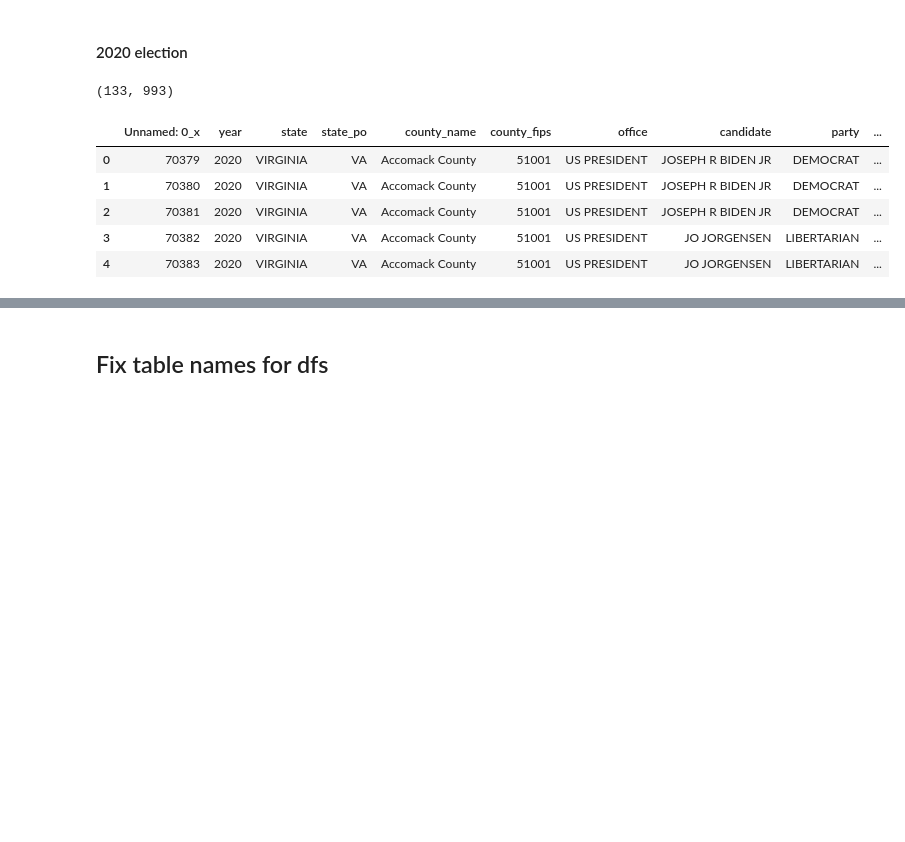
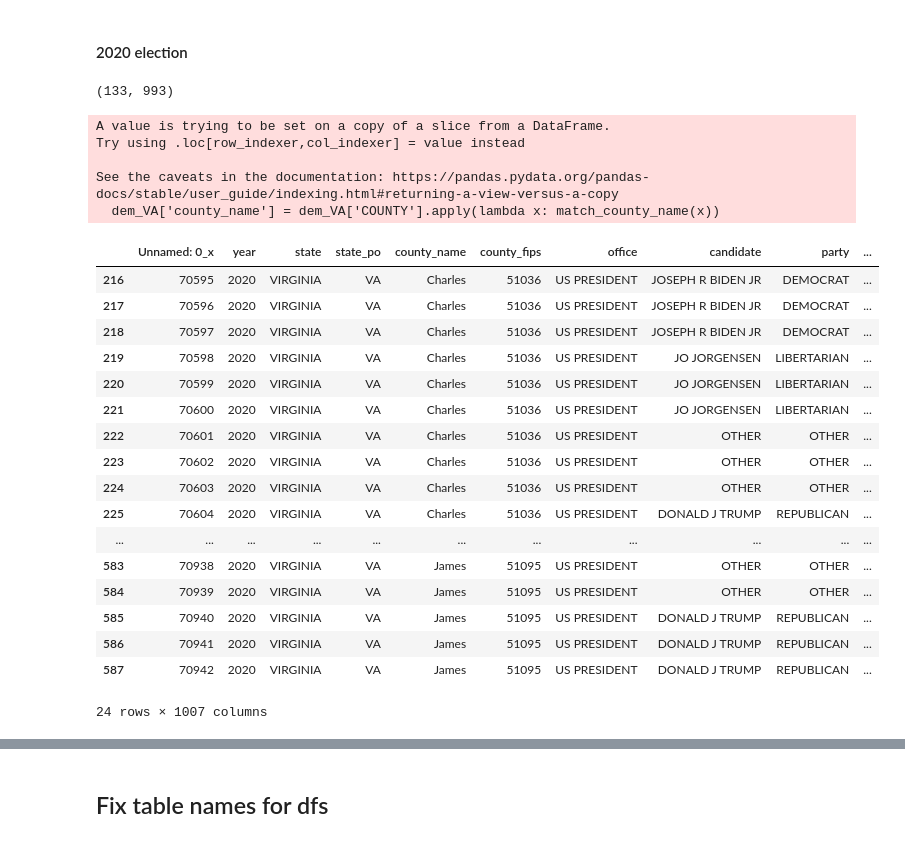
Before and after one commit to Catherine-Nguyen88/project_voting, a Jupyter notebook: merging_and_wrangling.ipynb, the cells around one changed output, grey strips where cells are left out. Cells and saved outputs as stored; diff of their text form; code cells hidden in the pictures; blank space fills up the shorter version.

```diff
--- a/merging_and_wrangling.ipynb
+++ b/merging_and_wrangling.ipynb
@@ -130,10 +173,16 @@ dem = dem.drop([0])
 dem_VA = dem[dem['STATE'] == 'Virginia']
 print(dem_VA.shape) # the shape is correct for VA
 # rename for merging
-dem_VA = dem_VA.rename(columns={'COUNTY':'county_name'})
+# dem_VA = dem_VA.rename(columns={'COUNTY':'county_name'})
+
+def match_county_name(county_name):
+  return county_name.replace(" County", "").replace(" city", "")
+
+dem_VA['county_name'] = dem_VA['COUNTY'].apply(lambda x: match_county_name(x))
+dem_VA.head()
 
 # merge the datasets
 merged_2008 = voting_2008.merge(dem_VA, on='county_name', how='left')
-merged_2008.head(5)
+merged_2008
 # %% [output]
 (134, 191)
@@ -154,10 +215,15 @@ dem = dem.drop([0])
 dem_VA = dem[dem['STATE'] == 'Virginia']
 print(dem_VA.shape) # the shape is correct for VA
 # rename for merging
-dem_VA = dem_VA.rename(columns={'COUNTY':'county_name'})
+# dem_VA = dem_VA.rename(columns={'COUNTY':'county_name'})
+def match_county_name(county_name):
+  return county_name.replace(" County", "").replace(" city", "").title()
+
+dem_VA['county_name'] = dem_VA['COUNTY'].apply(lambda x: match_county_name(x))
+dem_VA.head()
 
 # merge the datasets
 merged_2012 = voting_2012.merge(dem_VA, on='county_name', how='left')
-merged_2012.head(5)
+merged_2012
 # %% [output]
 (133, 192)
@@ -178,10 +256,14 @@ dem = dem.drop([0])
 dem_VA = dem[dem['STATE'] == 'Virginia']
 print(dem_VA.shape) # the shape is correct for VA
 # rename for merging
-dem_VA = dem_VA.rename(columns={'COUNTY':'county_name'})
+def match_county_name(county_name):
+  return county_name.replace(" County", "").replace(" city", "").title()
+
+dem_VA['county_name'] = dem_VA['COUNTY'].apply(lambda x: match_county_name(x))
+dem_VA.head()
 
 # merge the datasets
 merged_2016 = voting_2016.merge(dem_VA, on='county_name', how='left')
-merged_2016.head(5)
+merged_2016
 # %% [output]
 (133, 187)
@@ -196,22 +290,46 @@ merged_2016.head(5)
 # %%
 # extract demographic data
 fname = './project_voting/data/county_data/0002_ds249_20205_county_E.csv'
 dem = pd.read_csv(fname)
 # need to drop the 1st row
 dem = dem.drop([0])
 dem_VA = dem[dem['STATE'] == 'Virginia']
 print(dem_VA.shape) # the shape is correct for VA
 # rename for merging
-dem_VA = dem_VA.rename(columns={'COUNTY':'county_name'})
+def match_county_name(county_name):
+  return county_name.replace(" County", "").replace(" city", "").title()
+
+dem_VA['county_name'] = dem_VA['COUNTY'].apply(lambda x: match_county_name(x))
+dem_VA.head()
 
 # merge the datasets
 merged_2020 = voting_2020.merge(dem_VA, on='county_name', how='left')
-merged_2020.head(5)
+merged_2020
+
+rows_with_nan = merged_2020[merged_2020['AMWSE004'].isna()]
+rows_with_nan
 # %% [output]
 (133, 993)
+A value is trying to be set on a copy of a slice from a DataFrame.
+Try using .loc[row_indexer,col_indexer] = value instead
+
+See the caveats in the documentation: https://pandas.pydata.org/pandas-docs/stable/user_guide/indexing.html#returning-a-view-versus-a-copy
+  dem_VA['county_name'] = dem_VA['COUNTY'].apply(lambda x: match_county_name(x))
 |  | Unnamed: 0_x | year | state | state_po | county_name | county_fips | office | candidate | party | ... |
-| 0 | 70379 | 2020 | VIRGINIA | VA | Accomack County | 51001 | US PRESIDENT | JOSEPH R BIDEN JR | DEMOCRAT | ... |
-| 1 | 70380 | 2020 | VIRGINIA | VA | Accomack County | 51001 | US PRESIDENT | JOSEPH R BIDEN JR | DEMOCRAT | ... |
-| 2 | 70381 | 2020 | VIRGINIA | VA | Accomack County | 51001 | US PRESIDENT | JOSEPH R BIDEN JR | DEMOCRAT | ... |
-| 3 | 70382 | 2020 | VIRGINIA | VA | Accomack County | 51001 | US PRESIDENT | JO JORGENSEN | LIBERTARIAN | ... |
-| 4 | 70383 | 2020 | VIRGINIA | VA | Accomack County | 51001 | US PRESIDENT | JO JORGENSEN | LIBERTARIAN | ... |
+| 216 | 70595 | 2020 | VIRGINIA | VA | Charles | 51036 | US PRESIDENT | JOSEPH R BIDEN JR | DEMOCRAT | ... |
+| 217 | 70596 | 2020 | VIRGINIA | VA | Charles | 51036 | US PRESIDENT | JOSEPH R BIDEN JR | DEMOCRAT | ... |
+| 218 | 70597 | 2020 | VIRGINIA | VA | Charles | 51036 | US PRESIDENT | JOSEPH R BIDEN JR | DEMOCRAT | ... |
+| 219 | 70598 | 2020 | VIRGINIA | VA | Charles | 51036 | US PRESIDENT | JO JORGENSEN | LIBERTARIAN | ... |
+| 220 | 70599 | 2020 | VIRGINIA | VA | Charles | 51036 | US PRESIDENT | JO JORGENSEN | LIBERTARIAN | ... |
+| 221 | 70600 | 2020 | VIRGINIA | VA | Charles | 51036 | US PRESIDENT | JO JORGENSEN | LIBERTARIAN | ... |
+| 222 | 70601 | 2020 | VIRGINIA | VA | Charles | 51036 | US PRESIDENT | OTHER | OTHER | ... |
+| 223 | 70602 | 2020 | VIRGINIA | VA | Charles | 51036 | US PRESIDENT | OTHER | OTHER | ... |
+| 224 | 70603 | 2020 | VIRGINIA | VA | Charles | 51036 | US PRESIDENT | OTHER | OTHER | ... |
+| 225 | 70604 | 2020 | VIRGINIA | VA | Charles | 51036 | US PRESIDENT | DONALD J TRUMP | REPUBLICAN | ... |
+| ... | ... | ... | ... | ... | ... | ... | ... | ... | ... | ... |
+| 583 | 70938 | 2020 | VIRGINIA | VA | James | 51095 | US PRESIDENT | OTHER | OTHER | ... |
+| 584 | 70939 | 2020 | VIRGINIA | VA | James | 51095 | US PRESIDENT | OTHER | OTHER | ... |
+| 585 | 70940 | 2020 | VIRGINIA | VA | James | 51095 | US PRESIDENT | DONALD J TRUMP | REPUBLICAN | ... |
+| 586 | 70941 | 2020 | VIRGINIA | VA | James | 51095 | US PRESIDENT | DONALD J TRUMP | REPUBLICAN | ... |
+| 587 | 70942 | 2020 | VIRGINIA | VA | James | 51095 | US PRESIDENT | DONALD J TRUMP | REPUBLICAN | ... |
+24 rows × 1007 columns
```
Also changed, not shown: parts of 18 cells of this notebook.
